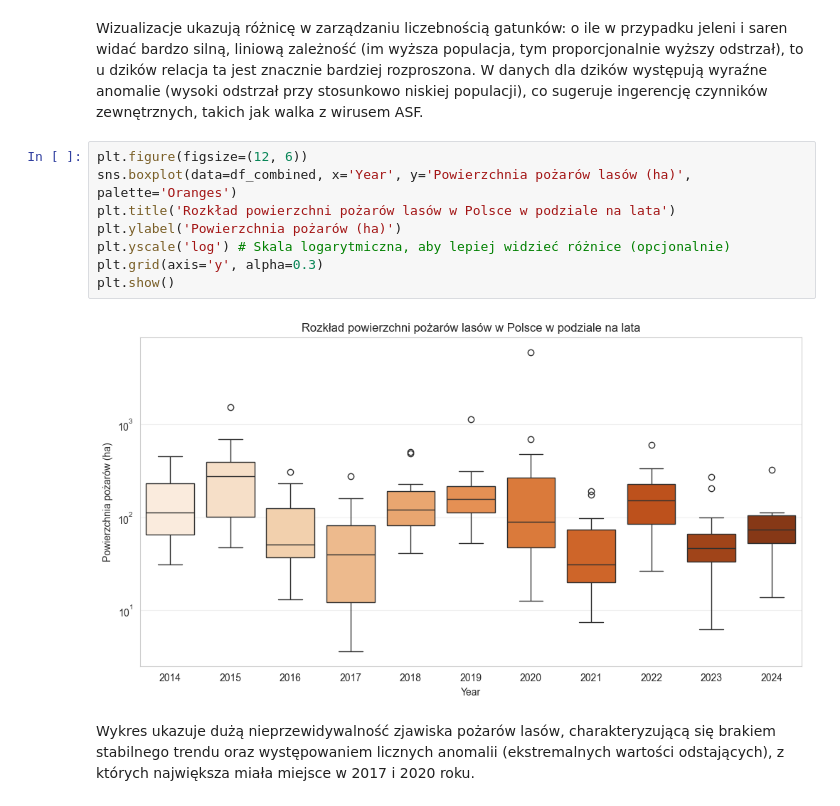
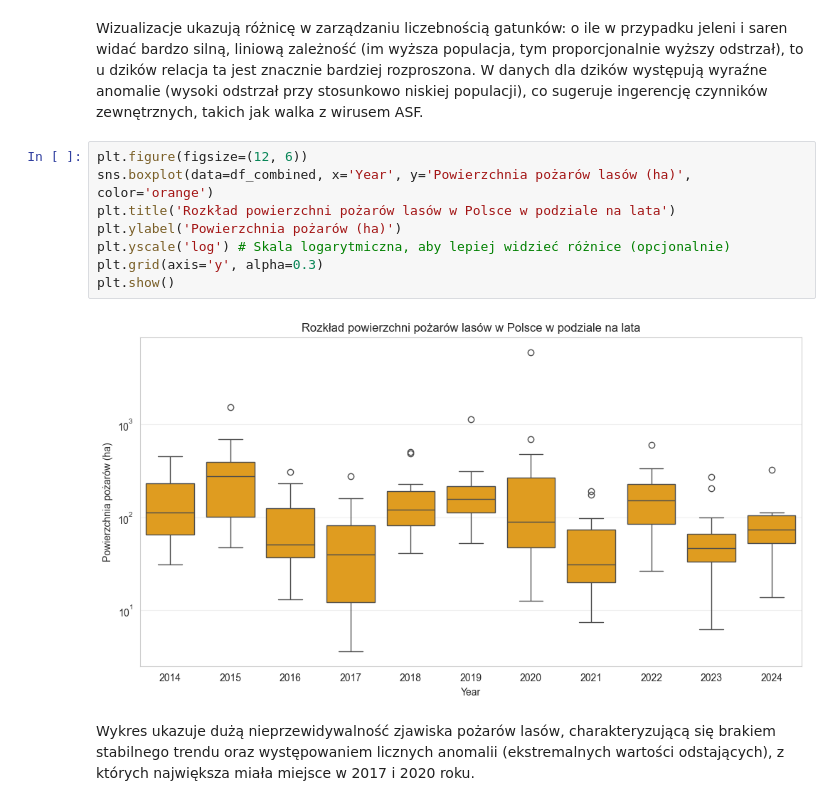
Before and after one commit to edyta02/Analiza-danych-z-R-i-Python---LW, a Jupyter notebook: Projekt.ipynb, the cells around one changed output. Saved outputs shown, nothing was run; the diff lists cells and outputs as text.

```diff
--- a/Projekt.ipynb
+++ b/Projekt.ipynb
@@ -1372,14 +1365,14 @@ plt.show()
 Wizualizacje ukazują różnicę w zarządzaniu liczebnością gatunków: o ile w przypadku jeleni i saren widać bardzo silną, liniową zależność (im wyższa populacja, tym proporcjonalnie wyższy odstrzał), to u dzików relacja ta jest znacznie bardziej rozproszona. W danych dla dzików występują wyraźne anomalie (wysoki odstrzał przy stosunkowo niskiej populacji), co sugeruje ingerencję czynników zewnętrznych, takich jak walka z wirusem ASF.
 # %%
 plt.figure(figsize=(12, 6))
-sns.boxplot(data=df_combined, x='Year', y='Powierzchnia pożarów lasów (ha)', palette='Oranges')
+sns.boxplot(data=df_combined, x='Year', y='Powierzchnia pożarów lasów (ha)', color='orange')
 plt.title('Rozkład powierzchni pożarów lasów w Polsce w podziale na lata')
 plt.ylabel('Powierzchnia pożarów (ha)')
 plt.yscale('log') # Skala logarytmiczna, aby lepiej widzieć różnice (opcjonalnie)
 plt.grid(axis='y', alpha=0.3)
 plt.show()
 # %% [output]
-[figure, old version]
+[figure, new version]
 # %% [markdown]
 Wykres ukazuje dużą nieprzewidywalność zjawiska pożarów lasów, charakteryzującą się brakiem stabilnego trendu oraz występowaniem licznych anomalii (ekstremalnych wartości odstających), z których największa miała miejsce w 2017 i 2020 roku.
 # %%
```
Also changed, not shown: parts of 3 cells of this notebook, 6 other files.
